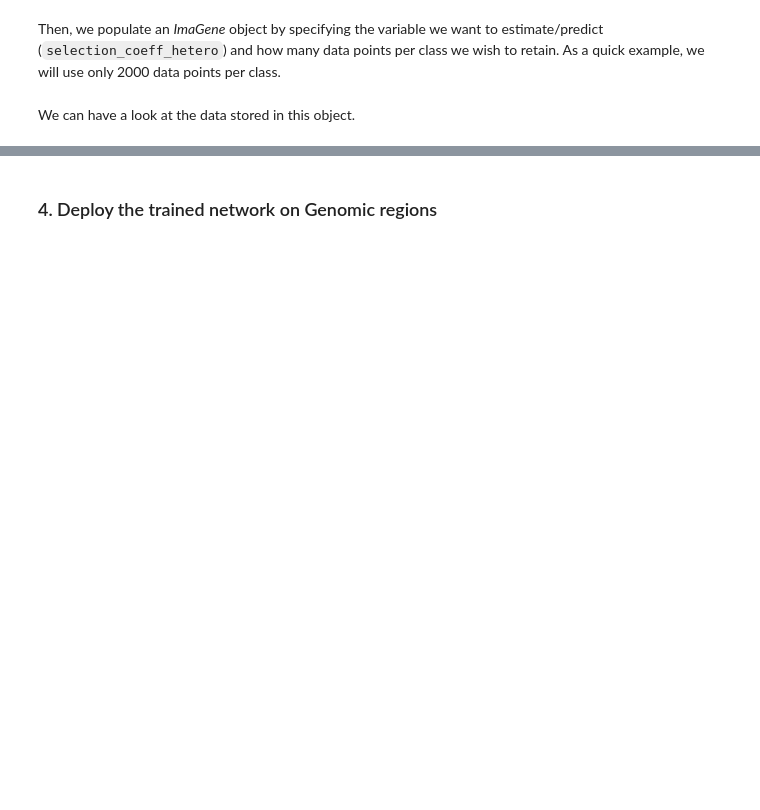
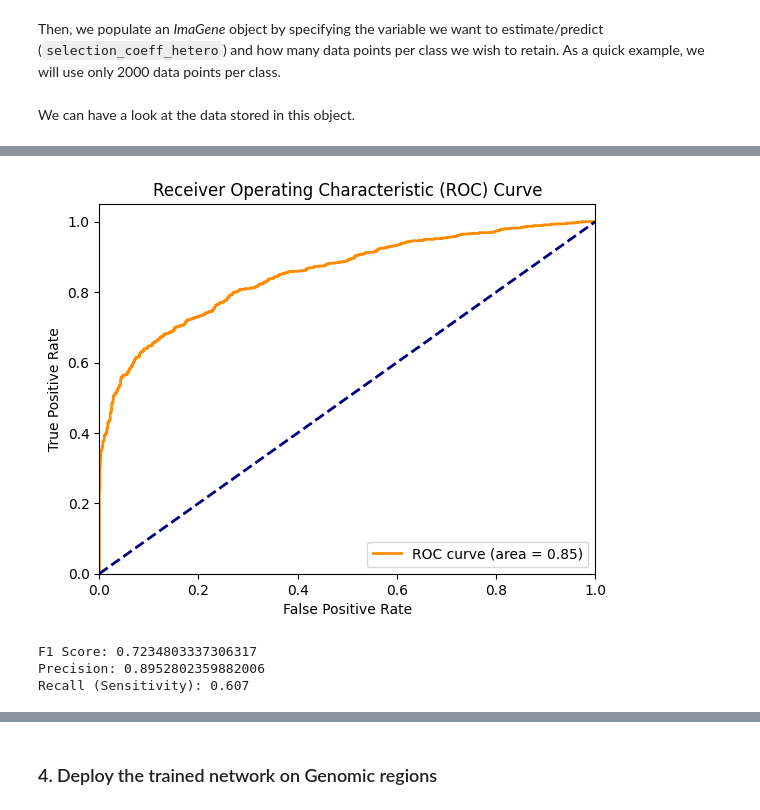
Before and after one commit to Djinho/EvoNet-CNN-Insight, a Jupyter notebook: model_training/recent_moderate/RM.ipynb, the cells around one changed output, grey strips where cells are left out. Drawn from its saved outputs; the diff is of its cells as text; code cells hidden in the pictures; blank space fills up the shorter version.

```diff
--- a/model_training/recent_moderate/RM.ipynb
+++ b/model_training/recent_moderate/RM.ipynb
@@ -252,14 +305,28 @@ Evaluate the training on the testing dataset, i.e. the last batch of simulated d
 # %%
+# Set the simulation index
 i = 10
-file_sim = ImaFile(simulations_folder=path_sim + 'RS/Simulations' + str(i), nr_samples=198, model_name='Marth-3epoch-CEU')
+
+# Create an ImaFile object for the specified simulation folder and model
+file_sim = ImaFile(simulations_folder=path_sim + 'RM/Simulations' + str(i), nr_samples=198, model_name='Marth-3epoch-CEU')
+
+# Read the simulation data with the specified parameter and maximum number of replicates
 gene_sim_test = file_sim.read_simulations(parameter_name='selection_coeff_hetero', max_nrepl=2000)
 
+# Filter the simulations based on a frequency threshold of 0.01
 gene_sim_test.filter_freq(0.01)
+
+# Sort the simulations by row frequency
 gene_sim_test.sort('rows_freq')
+
+# Resize the simulation data to the specified dimensions (198, 192)
 gene_sim_test.resize((198, 192))
+
+# Convert the simulation data with data augmentation (flip=True)
 gene_sim_test.convert(flip=True)
 
-rnd_idx = get_index_random(gene_sim_test) # no need to create this extra variable
+# Get a random subset of indices and subset the simulation data
+rnd_idx = get_index_random(gene_sim_test)  # no need to create this extra variable
 gene_sim_test.subset(rnd_idx)
 
-gene_sim_test.targets = to_binary(gene_sim_test.targets);
+# Convert the targets to binary format
+gene_sim_test.targets = to_binary(gene_sim_test.targets)
@@ -281,0 +341,34 @@ net_LCT.plot_cm(gene_sim_test.classes, text=True)
+# %%
+# Make predictions on the validation data
+predictions = model.predict(gene_sim_test.data)
+
+# Calculate F1 score
+f1 = f1_score(gene_sim_test.targets, predictions.round())
+
+# Calculate precision, recall, and F-score
+precision, recall, fscore, _ = precision_recall_fscore_support(gene_sim_test.targets, predictions.round(), average='binary')
+
+# Recall is equivalent to sensitivity
+sensitivity = recall
+
+# Compute ROC curve and AUC (Area Under the Curve)
+fpr, tpr, _ = roc_curve(gene_sim_test.targets, predictions)
+roc_auc = auc(fpr, tpr)
+
+# Plot ROC curve
+plt.figure()
+plt.plot(fpr, tpr, color='darkorange', lw=2, label=f'ROC curve (area = {roc_auc:0.2f})')
+plt.plot([0, 1], [0, 1], color='navy', lw=2, linestyle='--')
+plt.xlim([0.0, 1.0])
+plt.ylim([0.0, 1.05])
+plt.xlabel('False Positive Rate')
+plt.ylabel('True Positive Rate')
+plt.title('Receiver Operating Characteristic (ROC) Curve')
+plt.legend(loc="lower right")
+plt.show()
+
+# Print additional metrics
+print(f'F1 Score: {f1}')
+print(f'Precision: {precision}')
+print(f'Recall (Sensitivity): {sensitivity}')
+# %% [output]
@@ -281,0 +376,4 @@ net_LCT.plot_cm(gene_sim_test.classes, text=True)
+[figure, added]
+F1 Score: 0.7234803337306317
+Precision: 0.8952802359882006
+Recall (Sensitivity): 0.607
```
Also changed, not shown: parts of 55 cells of this notebook.
